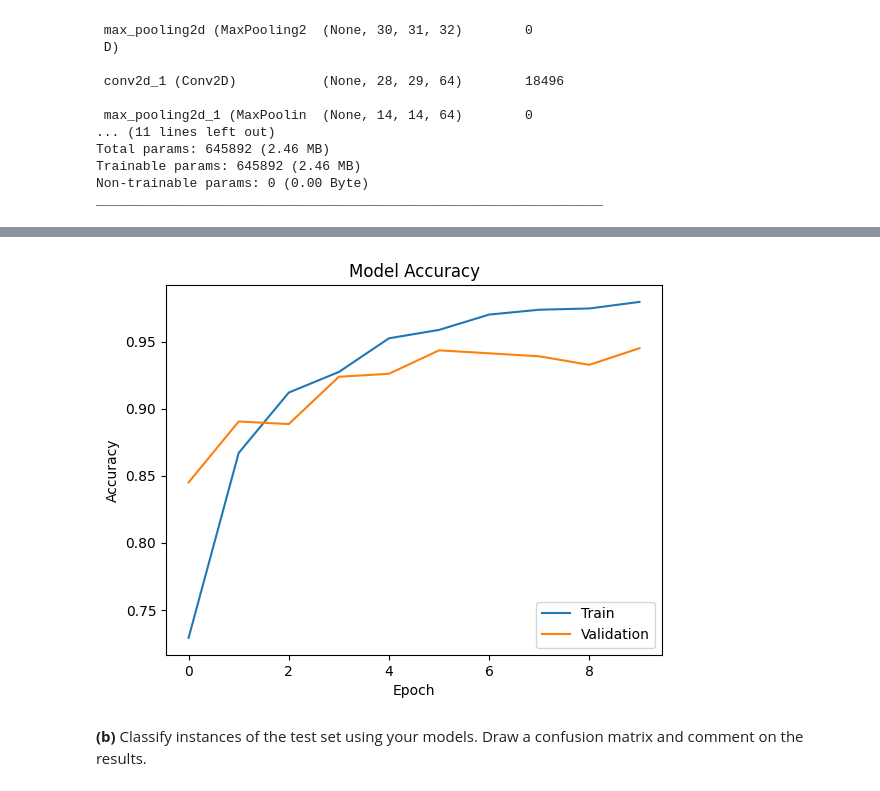
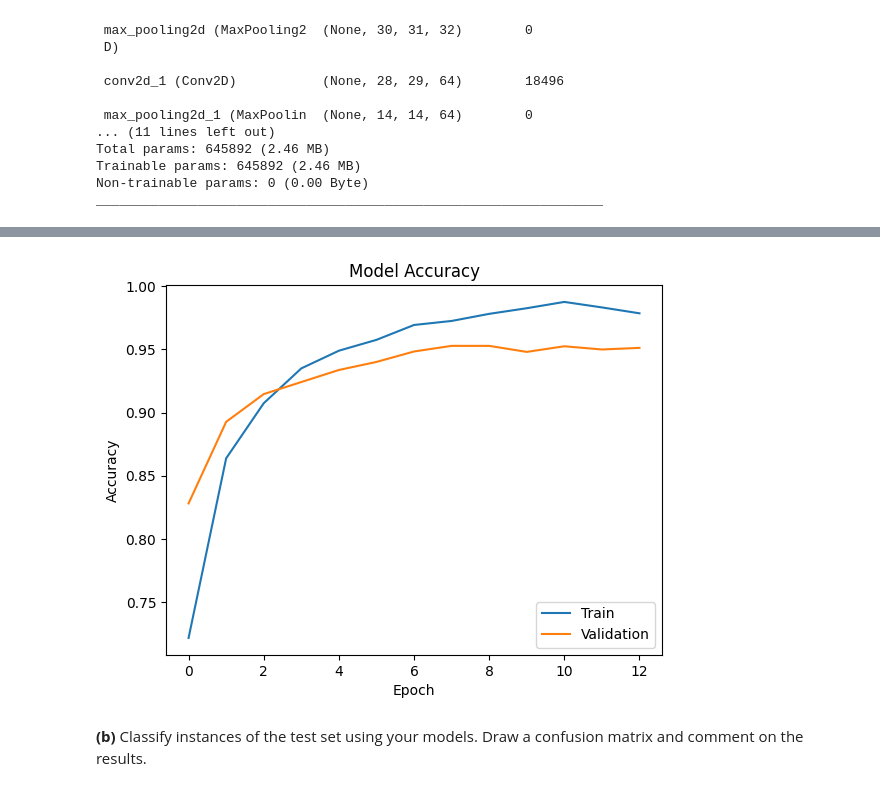
Before and after one commit to Mishanull/MAL, a Jupyter notebook: MAL-Assignments/Assignment-6/Neural networks II - Speech recognition.ipynb, the cells around one changed output, grey strips where cells are left out. Drawn from its saved outputs; the diff is of its cells as text; code cells hidden in the pictures.

```diff
--- a/MAL-Assignments/Assignment-6/Neural networks II - Speech recognition.ipynb
+++ b/MAL-Assignments/Assignment-6/Neural networks II - Speech recognition.ipynb
@@ -119,12 +119,12 @@ Non-trainable params: 0 (0.00 Byte)
 _________________________________________________________________
 # %%
 #compile model
-model.compile(optimizer='adam',
-              loss='sparse_categorical_crossentropy',
-              metrics=['accuracy'])
+model.compile(optimizer='adam', loss='sparse_categorical_crossentropy', metrics=['accuracy'])
 
+#define early stopping callback
+early_stopping = keras.callbacks.EarlyStopping(monitor='val_loss', patience=5)
 #train model
-history = model.fit(x_train, y_train, epochs=10, batch_size=128, validation_data=(x_val, y_val))
+history = model.fit(x_train, y_train, epochs=20, batch_size=128, validation_data=(x_val, y_val), callbacks=[early_stopping])
 
 #plot training and validation accuracy
 plt.plot(history.history['accuracy'])
@@ -158,4 +155,4 @@ Epoch 10/10
-[figure, old version]
+[figure, new version]
 # %% [markdown]
 __(b)__ Classify instances of the test set using your models. Draw a confusion matrix and comment on the results.
 # %%
```
Also changed, not shown: parts of 8 cells of this notebook.
